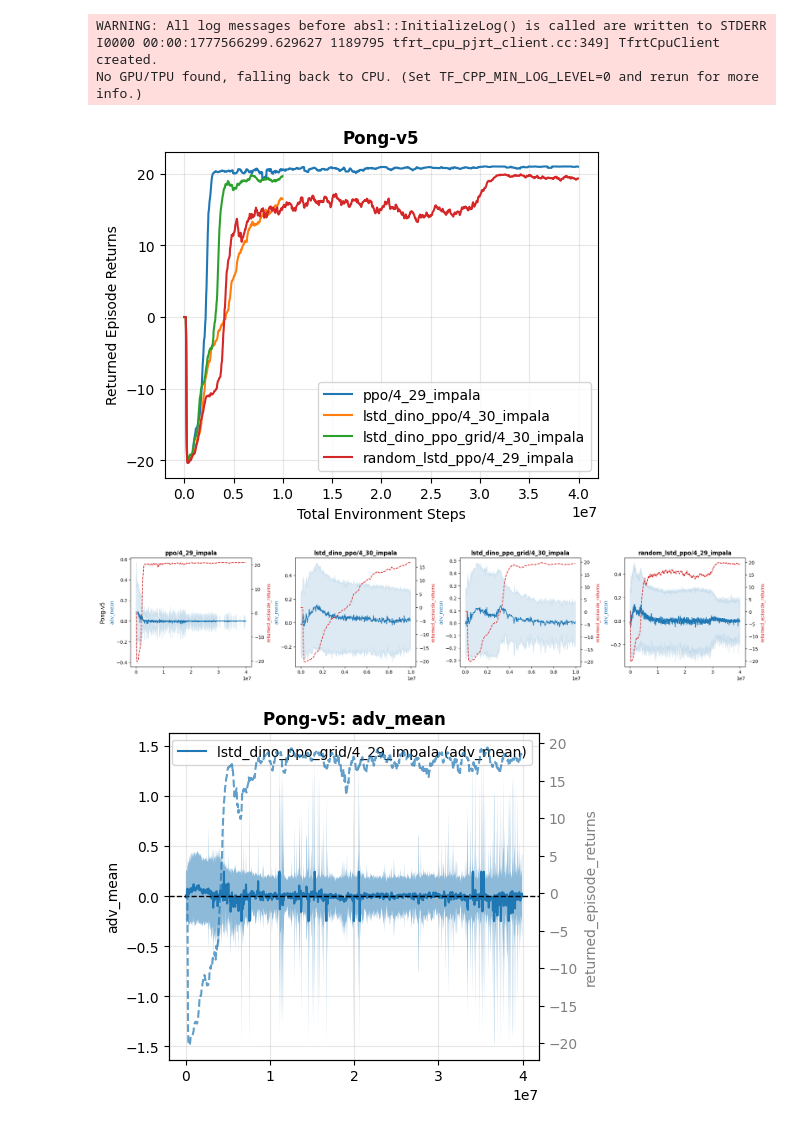
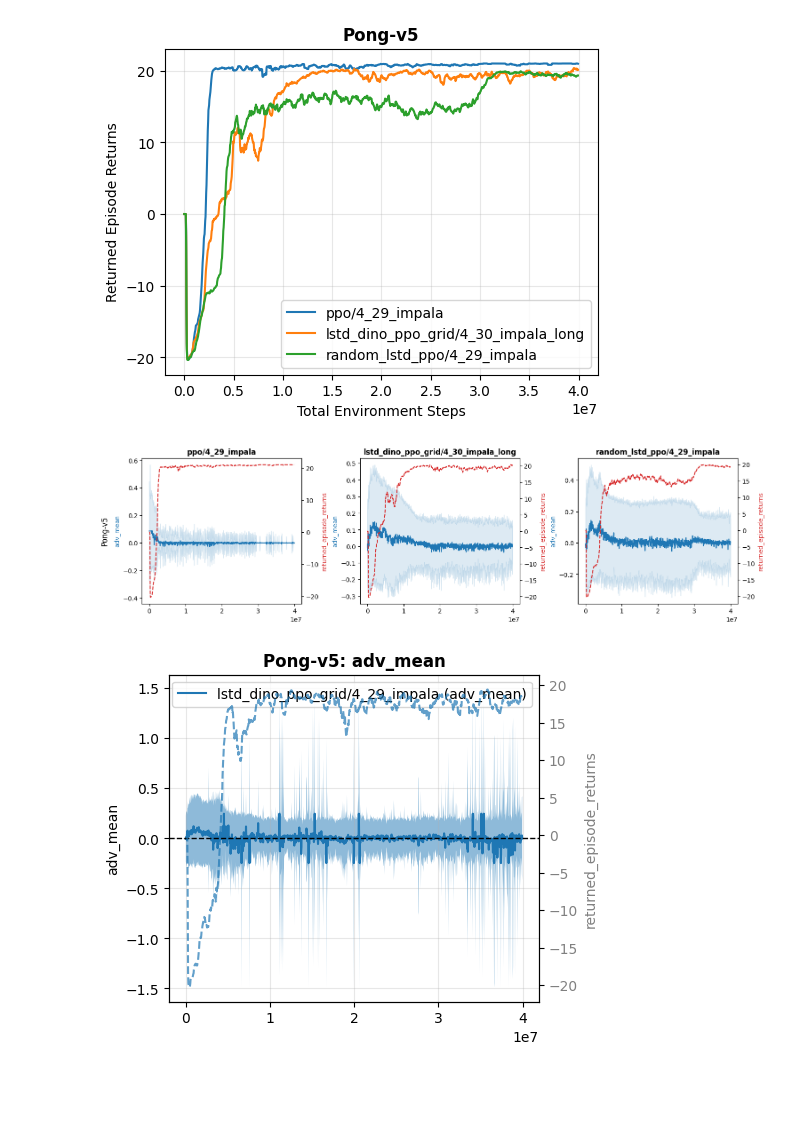
Before and after one commit to dillonmsandhu/td-avar-explore, a Jupyter notebook: atari/notebooks/results.ipynb, the cells around one changed output. Cells and saved outputs as stored; diff of their text form; code cells hidden in the pictures; blank space fills up the shorter version.

Commit message:
results plots

```diff
--- a/atari/notebooks/results.ipynb
+++ b/atari/notebooks/results.ipynb
@@ -192,20 +211,17 @@ def plot_mean_and_std(envs, experiments, mean_key, std_key, twin_key=None, n_see
 # %%
 envs_to_plot = ["Pong-v5",]
 exps = [
     {'label': 'ppo/4_29_impala'},
-    {'label': 'lstd_dino_ppo/4_30_impala'},
-    {'label': 'lstd_dino_ppo_grid/4_30_impala'},
+    # {'label': 'lstd_dino_ppo/4_30_impala'},
+    {'label': 'lstd_dino_ppo_grid/4_30_impala_long'},
     {'label': 'random_lstd_ppo/4_29_impala'}
 
 ]
 plot_current_results(envs_to_plot, exps, n_seeds=1)
 plot_mean_and_std(envs_to_plot, exps, n_seeds=1, mean_key='adv_mean', std_key = 'adv_std',twin_key='returned_episode_returns')
 # %% [output]
-WARNING: All log messages before absl::InitializeLog() is called are written to STDERR
-I0000 00:00:1777566299.629627 1189795 tfrt_cpu_pjrt_client.cc:349] TfrtCpuClient created.
-No GPU/TPU found, falling back to CPU. (Set TF_CPP_MIN_LOG_LEVEL=0 and rerun for more info.)
-[figure, old version]
+[figure, new version]
-[figure, old version]
+[figure, new version]
 # %%
 plot_mean_and_std(envs_to_plot, exps[1:2], n_seeds=1, mean_key='adv_mean', std_key = 'adv_std',twin_key='returned_episode_returns')
 # %% [output]
```
Also changed, not shown: parts of 1 cell of this notebook.
